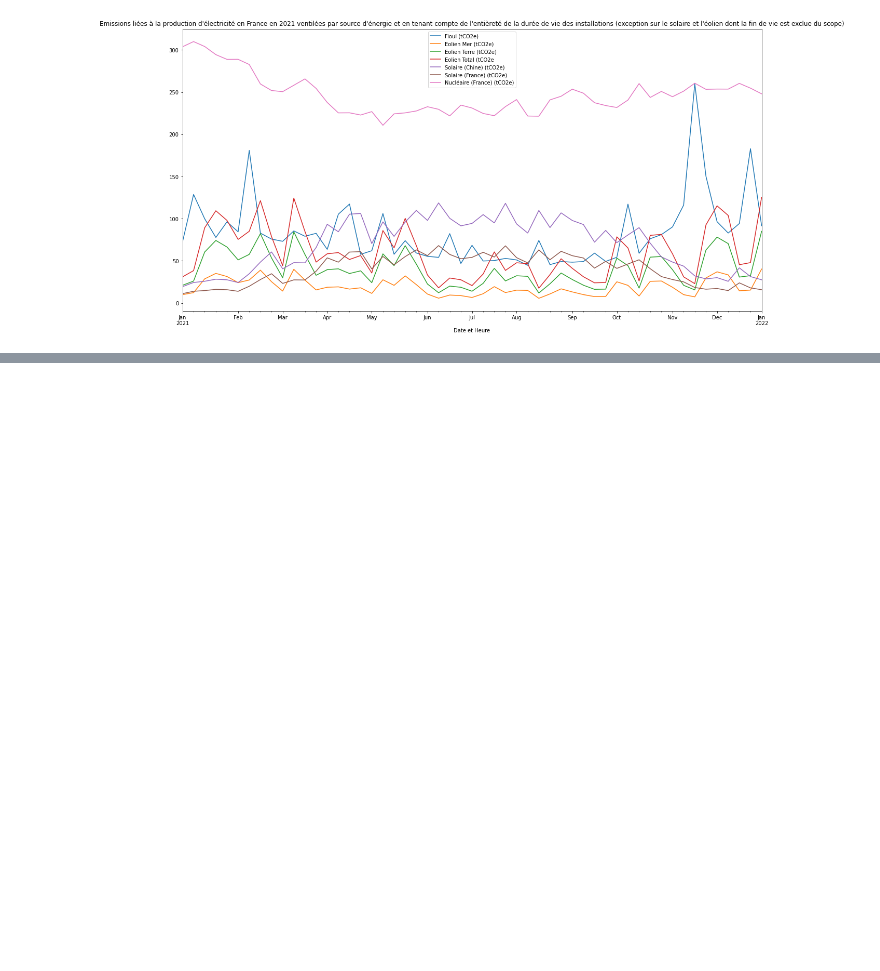
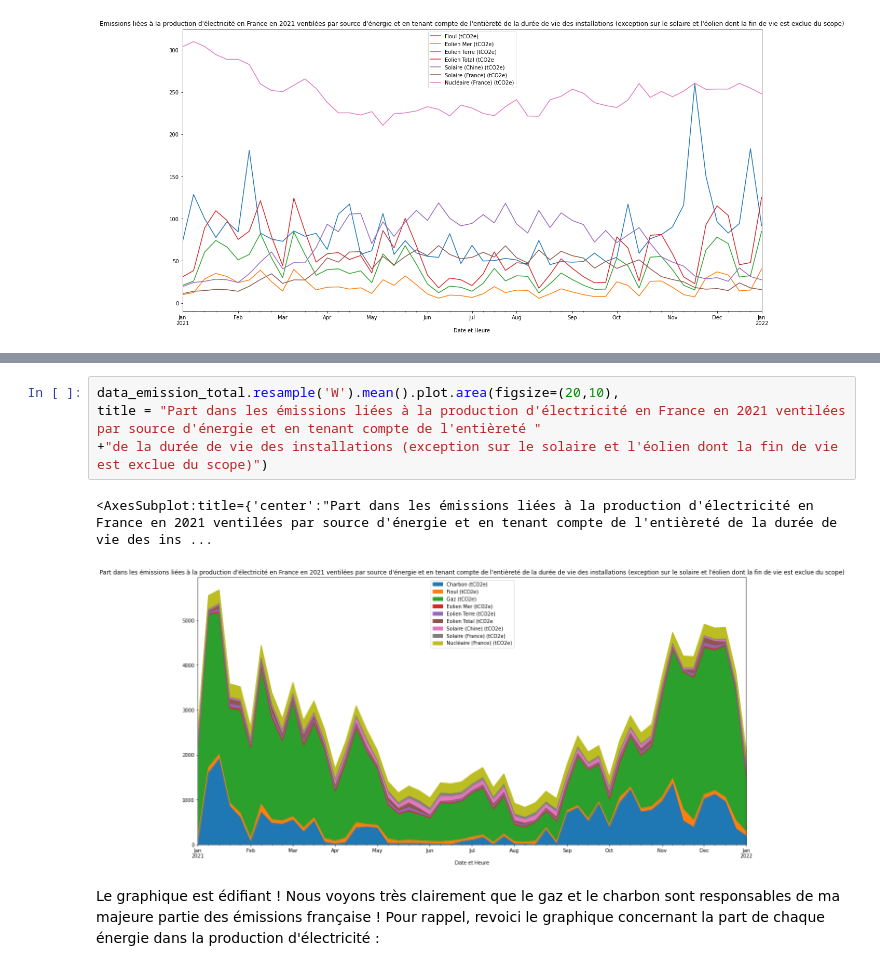
Before and after one commit to quentinhaenn/projet-co2, a Jupyter notebook: Code/projet-co2.ipynb, the cells around one changed output, grey strips where cells are left out. Drawn from its saved outputs; the diff is of its cells as text; blank space fills up the shorter version.

Commit message:
Partie sur les émissions générales du mix electrique en prod terminée

```diff
--- a/Code/projet-co2.ipynb
+++ b/Code/projet-co2.ipynb
@@ -460,0 +472,9 @@ title = "Emissions liées à la production d'électricité en France en 2021 ven
+# %%
+data_emission_total.resample('W').mean().plot.area(figsize=(20,10),
+title = "Part dans les émissions liées à la production d'électricité en France en 2021 ventilées par source d'énergie et en tenant compte de l'entièreté "
++"de la durée de vie des installations (exception sur le solaire et l'éolien dont la fin de vie est exclue du scope)")
+# %% [output]
+<AxesSubplot:title={'center':"Part dans les émissions liées à la production d'électricité en France en 2021 ventilées par source d'énergie et en tenant compte de l'entièreté de la durée de vie des ins ...
+[figure, added]
+# %% [markdown]
+Le graphique est édifiant ! Nous voyons très clairement que le gaz et le charbon sont responsables de ma majeure partie des émissions française ! Pour rappel, revoici le graphique concernant la part de chaque énergie dans la production d'électricité :
```
Also changed, not shown: parts of 4 cells of this notebook.
